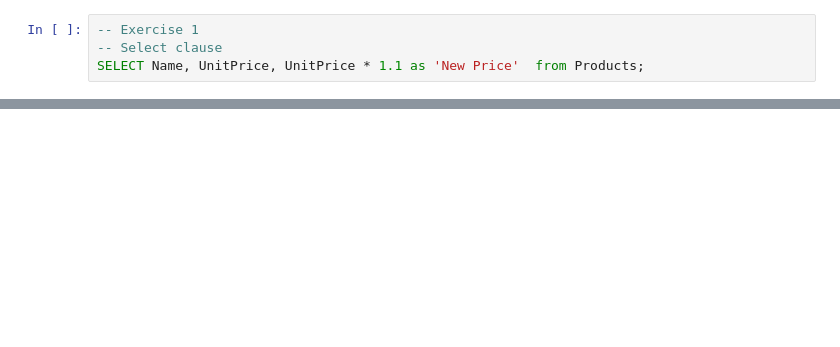
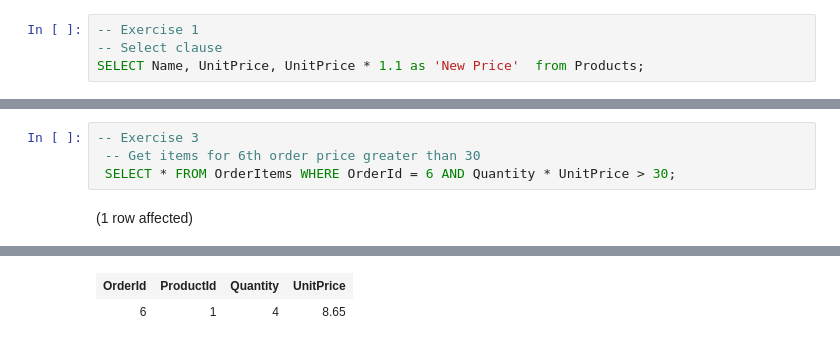
Before and after one commit to KarthikKumarDev/sql-practise, a Jupyter notebook: My Learning.ipynb, the cells around one changed output, grey strips where cells are left out. Saved outputs shown, nothing was run; the diff lists cells and outputs as text; blank space fills up the shorter version.

```diff
--- a/My Learning.ipynb
+++ b/My Learning.ipynb
@@ -194,0 +174,6 @@ Total execution time: 00:00:00.008
+# %%
+-- Exercise 3
+ -- Get items for 6th order price greater than 30
+ SELECT * FROM OrderItems WHERE OrderId = 6 AND Quantity * UnitPrice > 30;
+# %% [output]
+(1 row affected)
@@ -194,0 +181,2 @@ Total execution time: 00:00:00.008
+| OrderId | ProductId | Quantity | UnitPrice |
+| 6 | 1 | 4 | 8.65 |
```
Also changed, not shown: parts of 9 cells of this notebook.
